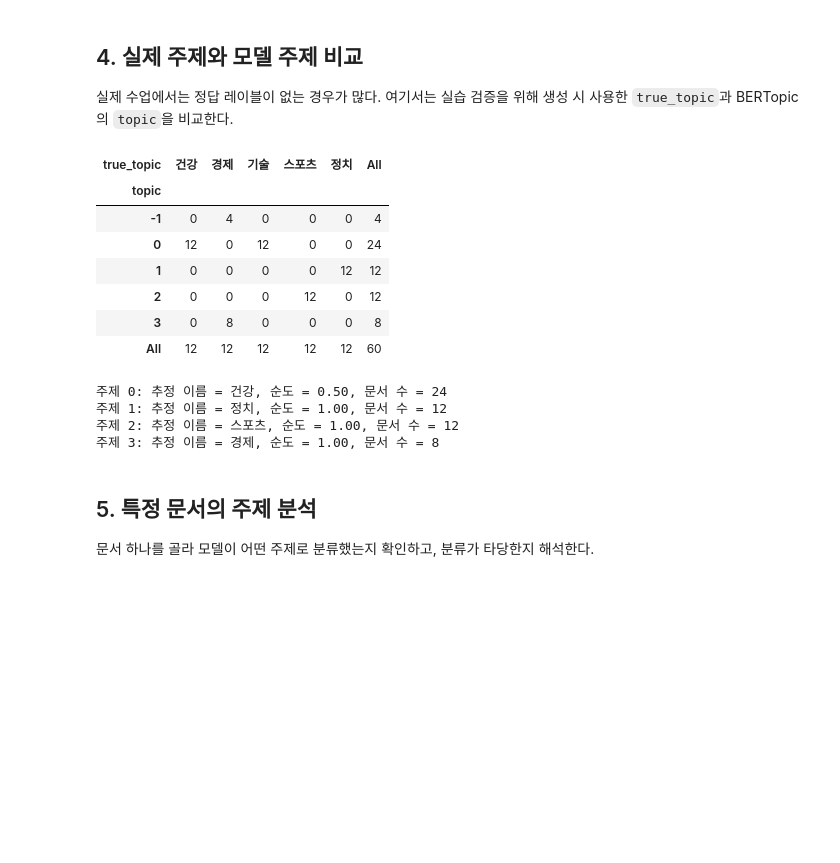
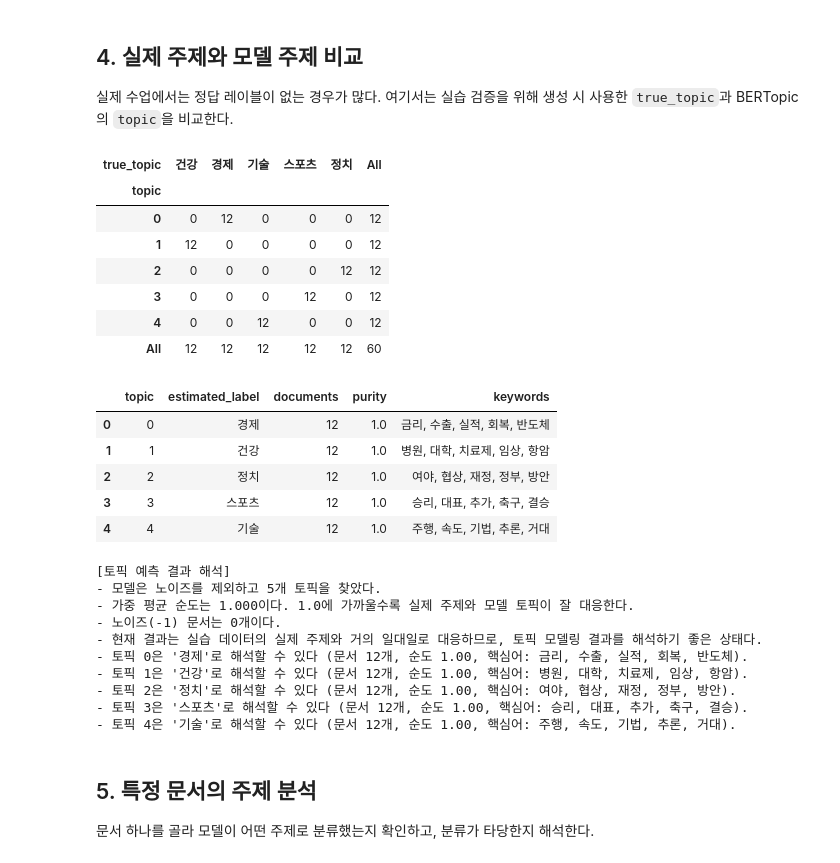
Before and after one commit to LeeSeogMin/2026NLP, a Jupyter notebook: practice/chapter8/8A-topic-modeling-assignment.ipynb, the cells around one changed output. Saved outputs shown, nothing was run; the diff lists cells and outputs as text; code cells hidden in the pictures; blank space fills up the shorter version.

```diff
--- a/practice/chapter8/8A-topic-modeling-assignment.ipynb
+++ b/practice/chapter8/8A-topic-modeling-assignment.ipynb
@@ -140,7 +178,11 @@ timestamps = df["date"].tolist()
 
 kiwi = Kiwi()
 noun_tags = {"NNG", "NNP", "SL"}
-stop_nouns = {"뉴스", "기자", "이번", "관련", "당국", "전문가"}
+stop_nouns = {
+    "뉴스", "기자", "이번", "관련", "당국", "전문가",
+    "국내", "발표", "개편", "개선", "확대", "강화", "절차", "기준",
+    "기업", "연구", "문제", "결과", "공개", "서비스", "업무",
+}
 
 def extract_nouns(text):
     nouns = []
@@ -199,7 +241,9 @@ umap_model = UMAP(
 )
 
 hdbscan_model = HDBSCAN(
-    min_cluster_size=5,
+    # 실습 데이터는 주제별 12개 문서로 작으므로 4로 낮춰
+    # 건강/기술처럼 가까운 주제가 축소 과정에서 합쳐지는 것을 줄인다.
+    min_cluster_size=4,
     min_samples=1,
     metric="euclidean",
     cluster_selection_method="eom",
@@ -208,8 +252,9 @@ hdbscan_model = HDBSCAN(
 
 vectorizer_model = CountVectorizer(
     token_pattern=r"(?u)[가-힣A-Za-z0-9]{2,}",
-    min_df=2,
+    min_df=1,
     ngram_range=(1, 1),
+    stop_words=list(stop_nouns),
 )
 
 topic_model = BERTopic(
@@ -307,27 +352,70 @@ with open(OUTPUT_DIR / "ch8A_topic_keywords.json", "w", encoding="utf-8") as f:
 # %%
 comparison = pd.crosstab(df["topic"], df["true_topic"], margins=True)
 display(comparison)
 
 topic_label_guess = {}
+topic_validation_rows = []
 for topic_id in sorted(t for t in df["topic"].unique() if t != -1):
     topic_docs = df[df["topic"] == topic_id]
-    majority_label = topic_docs["true_topic"].value_counts().idxmax()
-    purity = topic_docs["true_topic"].value_counts(normalize=True).max()
+    label_counts = topic_docs["true_topic"].value_counts()
+    majority_label = label_counts.idxmax()
+    purity = label_counts.max() / len(topic_docs)
     topic_label_guess[int(topic_id)] = majority_label
-    print(f"주제 {topic_id}: 추정 이름 = {majority_label}, 순도 = {purity:.2f}, 문서 수 = {len(topic_docs)}")
+    topic_validation_rows.append({
+        "topic": int(topic_id),
+        "estimated_label": majority_label,
+        "documents": len(topic_docs),
+        "purity": round(purity, 3),
+        "keywords": ", ".join(topic_keywords.get(int(topic_id), [])[:5]),
+    })
+
+validation_df = pd.DataFrame(topic_validation_rows).sort_values("topic")
+display(validation_df)
+
+weighted_purity = sum(row["documents"] * row["purity"] for row in topic_validation_rows) / max(len(df[df["topic"] != -1]), 1)
+noise_count = int((df["topic"] == -1).sum())
+print("\n[토픽 예측 결과 해석]")
+print(f"- 모델은 노이즈를 제외하고 {len(topic_validation_rows)}개 토픽을 찾았다.")
+print(f"- 가중 평균 순도는 {weighted_purity:.3f}이다. 1.0에 가까울수록 실제 주제와 모델 토픽이 잘 대응한다.")
+print(f"- 노이즈(-1) 문서는 {noise_count}개이다.")
+
+if weighted_purity >= 0.95 and noise_count == 0:
+    print("- 현재 결과는 실습 데이터의 실제 주제와 거의 일대일로 대응하므로, 토픽 모델링 결과를 해석하기 좋은 상태다.")
+elif weighted_purity >= 0.80:
+    print("- 대체로 잘 분리되었지만 일부 주제가 섞였다. 섞인 토픽의 키워드와 대표 문서를 추가로 확인해야 한다.")
+else:
+    print("- 주제 혼합이 큰 편이다. 데이터 생성 방식, stopword, HDBSCAN/UMAP 설정을 다시 점검해야 한다.")
+
+for row in topic_validation_rows:
+    print(
+        f"- 토픽 {row['topic']}은 '{row['estimated_label']}'로 해석할 수 있다 "
+        f"(문서 {row['documents']}개, 순도 {row['purity']:.2f}, 핵심어: {row['keywords']})."
+    )
 # %% [output]
 | true_topic | 건강 | 경제 | 기술 | 스포츠 | 정치 | All |
 | topic |  |  |  |  |  |  |
-| -1 | 0 | 4 | 0 | 0 | 0 | 4 |
-| 0 | 12 | 0 | 12 | 0 | 0 | 24 |
-| 1 | 0 | 0 | 0 | 0 | 12 | 12 |
-| 2 | 0 | 0 | 0 | 12 | 0 | 12 |
-| 3 | 0 | 8 | 0 | 0 | 0 | 8 |
+| 0 | 0 | 12 | 0 | 0 | 0 | 12 |
+| 1 | 12 | 0 | 0 | 0 | 0 | 12 |
+| 2 | 0 | 0 | 0 | 0 | 12 | 12 |
+| 3 | 0 | 0 | 0 | 12 | 0 | 12 |
+| 4 | 0 | 0 | 12 | 0 | 0 | 12 |
 | All | 12 | 12 | 12 | 12 | 12 | 60 |
+|  | topic | estimated_label | documents | purity | keywords |
+| 0 | 0 | 경제 | 12 | 1.0 | 금리, 수출, 실적, 회복, 반도체 |
+| 1 | 1 | 건강 | 12 | 1.0 | 병원, 대학, 치료제, 임상, 항암 |
+| 2 | 2 | 정치 | 12 | 1.0 | 여야, 협상, 재정, 정부, 방안 |
+| 3 | 3 | 스포츠 | 12 | 1.0 | 승리, 대표, 추가, 축구, 결승 |
+| 4 | 4 | 기술 | 12 | 1.0 | 주행, 속도, 기법, 추론, 거대 |
-주제 0: 추정 이름 = 건강, 순도 = 0.50, 문서 수 = 24
-주제 1: 추정 이름 = 정치, 순도 = 1.00, 문서 수 = 12
-주제 2: 추정 이름 = 스포츠, 순도 = 1.00, 문서 수 = 12
-주제 3: 추정 이름 = 경제, 순도 = 1.00, 문서 수 = 8
+[토픽 예측 결과 해석]
+- 모델은 노이즈를 제외하고 5개 토픽을 찾았다.
+- 가중 평균 순도는 1.000이다. 1.0에 가까울수록 실제 주제와 모델 토픽이 잘 대응한다.
+- 노이즈(-1) 문서는 0개이다.
+- 현재 결과는 실습 데이터의 실제 주제와 거의 일대일로 대응하므로, 토픽 모델링 결과를 해석하기 좋은 상태다.
+- 토픽 0은 '경제'로 해석할 수 있다 (문서 12개, 순도 1.00, 핵심어: 금리, 수출, 실적, 회복, 반도체).
+- 토픽 1은 '건강'로 해석할 수 있다 (문서 12개, 순도 1.00, 핵심어: 병원, 대학, 치료제, 임상, 항암).
+- 토픽 2은 '정치'로 해석할 수 있다 (문서 12개, 순도 1.00, 핵심어: 여야, 협상, 재정, 정부, 방안).
+- 토픽 3은 '스포츠'로 해석할 수 있다 (문서 12개, 순도 1.00, 핵심어: 승리, 대표, 추가, 축구, 결승).
+- 토픽 4은 '기술'로 해석할 수 있다 (문서 12개, 순도 1.00, 핵심어: 주행, 속도, 기법, 추론, 거대).
 # %% [markdown]
 ## 5. 특정 문서의 주제 분석
 
```
Also changed, not shown: parts of 19 cells of this notebook, 18 other files.
